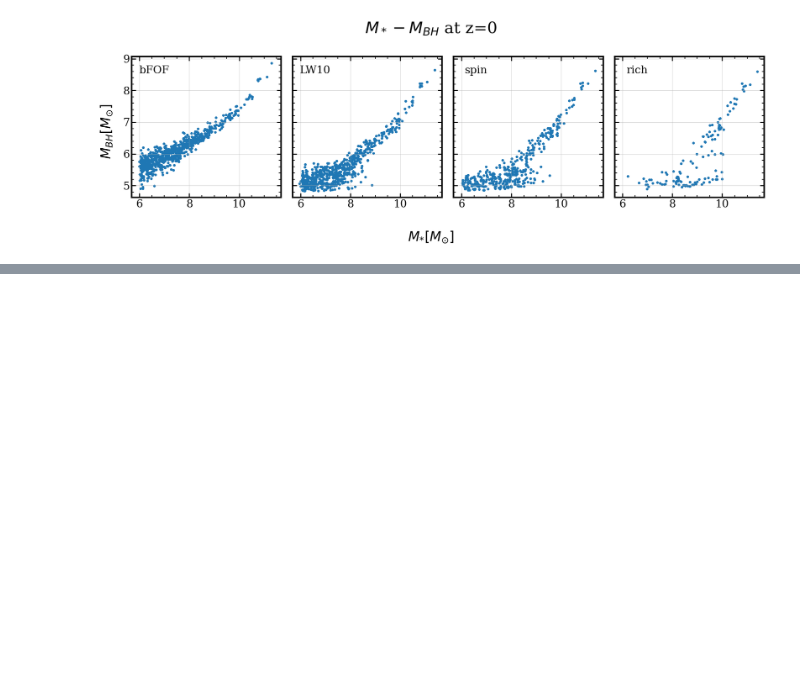
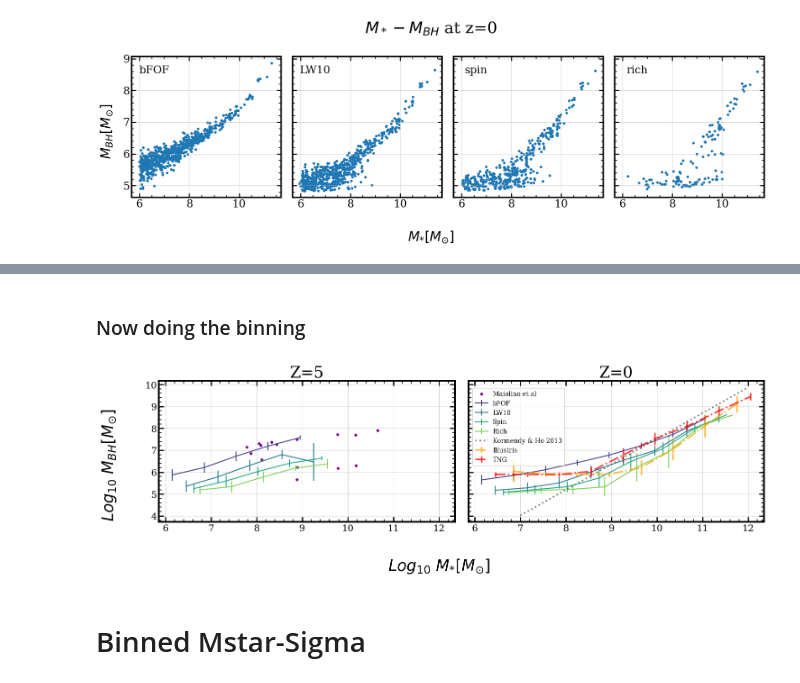
Before and after one commit to khojonat/Brahma_Analysis, a Jupyter notebook: M_Sigma.ipynb, the cells around one changed output, grey strips where cells are left out. Saved outputs shown, nothing was run; the diff lists cells and outputs as text; code cells hidden in the pictures; blank space fills up the shorter version.

```diff
--- a/M_Sigma.ipynb
+++ b/M_Sigma.ipynb
@@ -634,0 +642,2 @@ No artists with labels found to put in legend.  Note that artists whose label st
+# %% [markdown]
+### Now doing the binning
@@ -634,0 +683,74 @@ No artists with labels found to put in legend.  Note that artists whose label st
+# %%
+redshifts=[5,0]
+AllBoxMeans,AllBoxStdDevs,Xpoints = mean_trends(Prop1list,Prop2list,redshifts,limits,bins=10)
+# %%
+# Binning as above for Illustris and Illustris TNG
+MStar_Illz0 = [np.sum(Illz0[2][i]) for i in range(len(Illz0[2]))]
+MStar_TNgz0 = [np.sum(TNGz0[2][i]) for i in range(len(TNGz0[2]))]
+
+IllProp1 = [[np.array(MStar_Illz0)],[np.array(MStar_TNgz0)]]
+IllProp2 = [[np.array(Illz0[0])],[np.array(TNGz0[0])]]
+
+redshiftIll = [0]
+
+Ill_TNG_means,Ill_TNG_StdDevs,ILL_TNG_Xpoints = mean_trends(IllProp1,IllProp2,redshiftIll,limits,bins=10)
+# %%
+legend_names = ['bFOF','LW10','Spin','Rich']
+axislabels = ['$Log_{10}\ M_{*} [M_{\odot}]$','$Log_{10}\ M_{BH} [M_{\odot}]$ ']
+tick_size=15
+label_font_size=25
+cmap = plt.get_cmap('viridis') # Choose uniform luminosity cmap
+
+# f,axes=plot_brahma(AllBoxMeans,AllBoxStdDevs,Xpoints,redshifts,legend_names,axislabels,savefig = False)
+
+f,axes = plt.subplots(1,2,figsize=(15,5),sharey=True,sharex=True)
+
+for i in range(AllBoxMeans.shape[0]):
+        for ii in range(len(redshifts)):
+
+            if ii == 0:
+                # There is probably a better solution to this, but I don't want to duplicate labels
+                axes[ii].errorbar(Xpoints[i],AllBoxMeans[i,ii,:],yerr = AllBoxStdDevs[i,ii,:],
+                                  label=legend_names[i],color = cmap(0.2+i*(0.8/AllBoxMeans.shape[0])))
+            else:
+                axes[ii].errorbar(Xpoints[i],AllBoxMeans[i,ii,:],yerr = AllBoxStdDevs[i,ii,:],
+                                  color = cmap(0.2+i*(0.8/AllBoxMeans.shape[0])))
+
+# Change the alpha and colors to make everything visible
+axes.flat[1].errorbar(ILL_TNG_Xpoints[0],Ill_TNG_means[0][0],Ill_TNG_StdDevs[0][0],
+                      label='Illustris',lw=2.5,ls='dashdot',color='orange',alpha=0.75)
+axes.flat[1].errorbar(ILL_TNG_Xpoints[1],Ill_TNG_means[1][0],Ill_TNG_StdDevs[1][0],
+                      label='TNG',lw=2.5,ls='dashdot',color='red',alpha=0.75)
+axes.flat[0].scatter(Maiolino_x_M_Mstar,Maiolino_y_M_Mstar,label='Maiolino et al',color='purple',s=12)
+
+# Index for labeling figure titles
+n=0
+
+for ax in axes.flat:
+    # ax.set_xlim(0.6,3.0)
+    # ax.set_ylim(4,10)
+    ax.grid(alpha = 0.5)
+    ax.tick_params(labelsize=tick_size)
+    ax.set_title('Z={}'.format(redshifts[n]),size = 25)
+    n+=1
+
+    if ax==axes.flat[1]:
+    #     # ax.plot(x,TNGy[0],label='TNG Best Fit',ls='--',lw=2.5,alpha=0.75)
+    #     # ax.plot(x,y[0],label='Illustris Best Fit',ls='--',lw=2.5,alpha=0.75)
+         ax.plot(xfit_M_Mstar,KH13_M_Mstar_yfit[0],label='Kormendy & Ho 2013',ls='dotted',lw=2.5,alpha=0.5,color='black')
+
+    # else:
+    #     # ax.plot(x,TNGy[0],ls='--',lw=2.5,alpha=0.75)
+    #     # ax.plot(x,y[0],ls='--',lw=2.5,alpha=0.75)
+    #     ax.plot(xfit,KH13_yfit[0],ls='dashdot',lw=2.5,alpha=0.5,color='black')
+
+f.supxlabel('{}'.format(axislabels[0]),fontsize=label_font_size)
+f.supylabel('{}'.format(axislabels[1]),fontsize=label_font_size,x=0)
+f.legend(fontsize = 10,loc=[0.56,0.52])
+plt.subplots_adjust(wspace=0.05)
+plt.tight_layout()
+plt.savefig('Plots/Brahma_MBH_Mstar_binned.png')
+# %% [output]
+[figure, added]
+# %% [markdown]
+# Binned Mstar-Sigma
```
Also changed, not shown: parts of 42 cells of this notebook.
